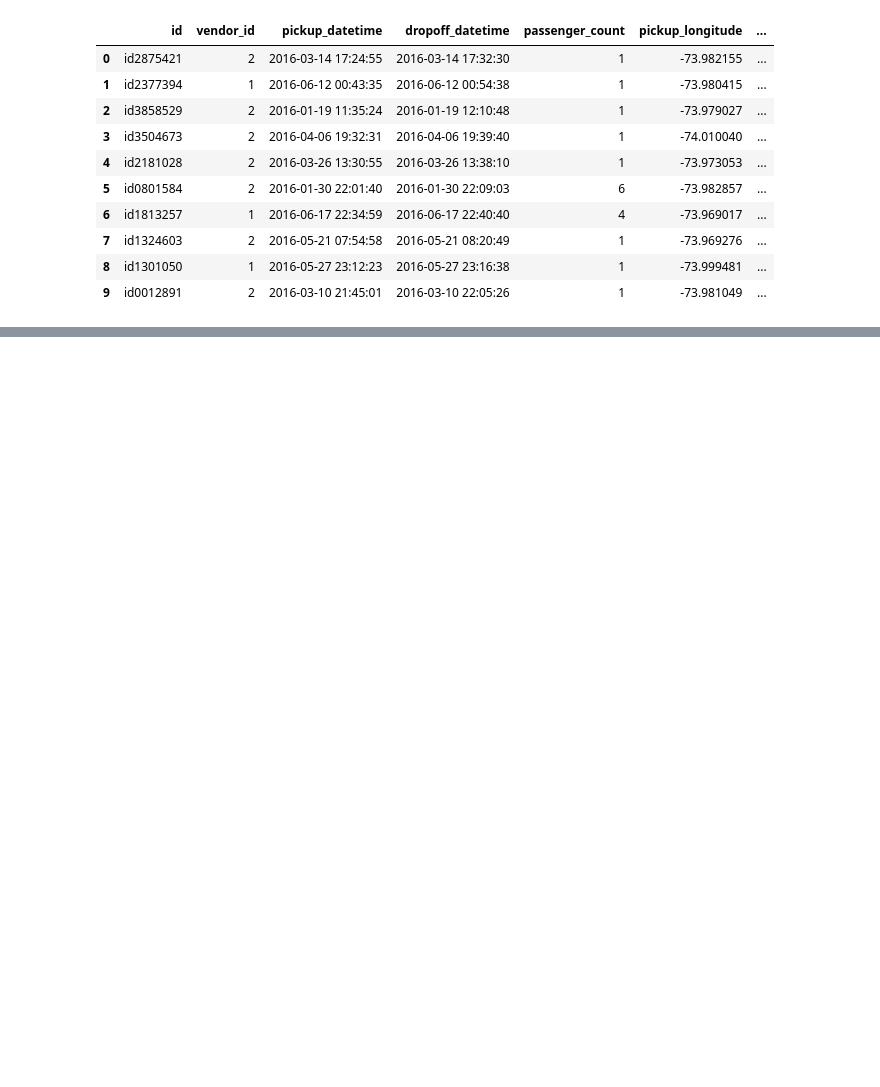
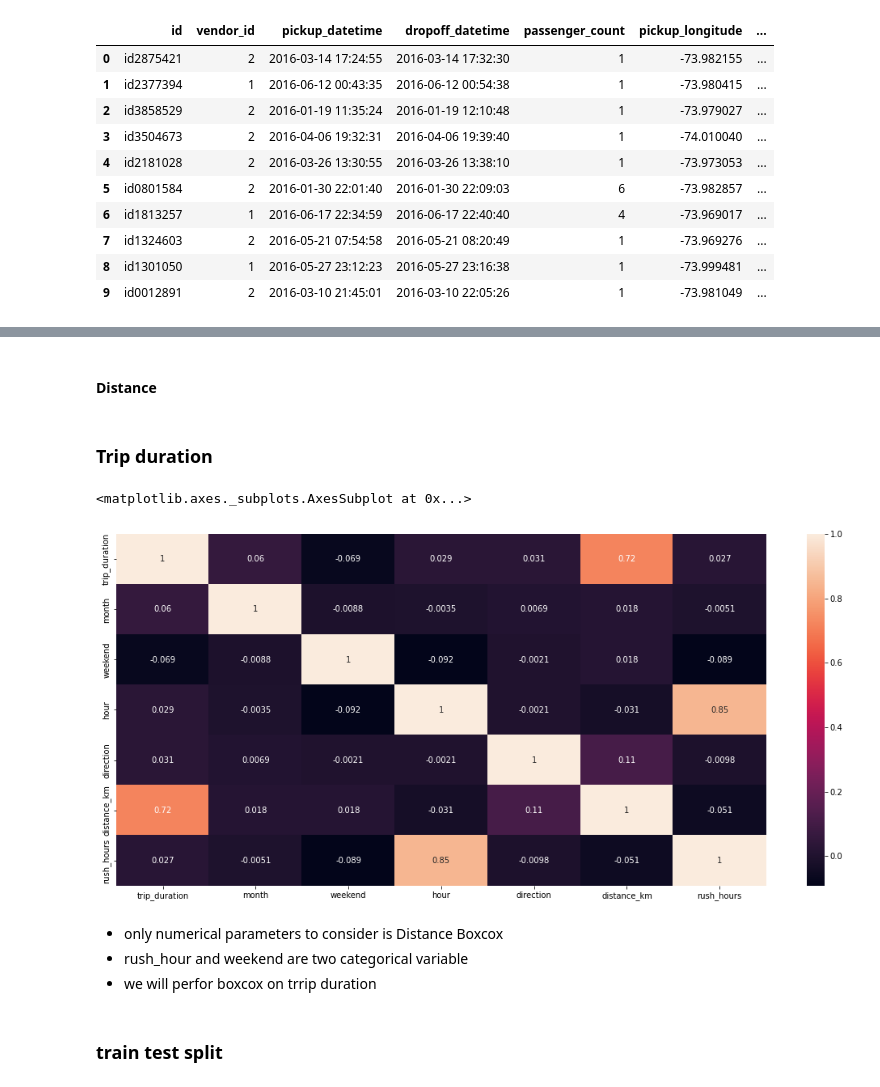
Before and after one commit to GaikwadSandesh/NYC_taxi_prediction, a Jupyter notebook: NYC_taxi_Prediction.ipynb, the cells around one changed output, grey strips where cells are left out. Saved outputs shown, nothing was run; the diff lists cells and outputs as text; code cells hidden in the pictures; blank space fills up the shorter version.

```diff
--- a/NYC_taxi_Prediction.ipynb
+++ b/NYC_taxi_Prediction.ipynb
@@ -30,0 +280,11 @@ df.head(10)
+# %%
+def rush_hours(hour):
+  value = 2
+  if hour in [8,9,10,11,12,13,14,15,16,17,23]:
+    value =1
+  elif hour in [0,1,2,3,4,5,6,7]:
+    value = 0
+
+  return value
+# %%
+df['rush_hours'] = df.hour.apply(rush_hours)
@@ -30,0 +318,4 @@ df.head(10)
+# %%
+drop_columns = ['delta_longitude' ,'delta_latitude']
+# %%
+df.drop(columns = drop_columns , inplace =True)
@@ -30,0 +328,2 @@ df.head(10)
+# %% [markdown]
+#### Distance
@@ -30,0 +348,2 @@ df.head(10)
+# %% [markdown]
+### Trip duration
@@ -30,0 +356,15 @@ df.head(10)
+# %%
+# correlation
+plt.figure(figsize = (18,8))
+corr = df.corr()
+corr
+sns.heatmap(corr, annot = True)
+# %% [output]
+<matplotlib.axes._subplots.AxesSubplot at 0x...>
+[figure, added]
+# %% [markdown]
+* only numerical parameters to consider is Distance Boxcox
+* rush_hour and weekend are two categorical variable
+* we will perfor boxcox on trrip duration
+# %% [markdown]
+### train test split
```
Also changed, not shown: parts of 66 cells of this notebook.
